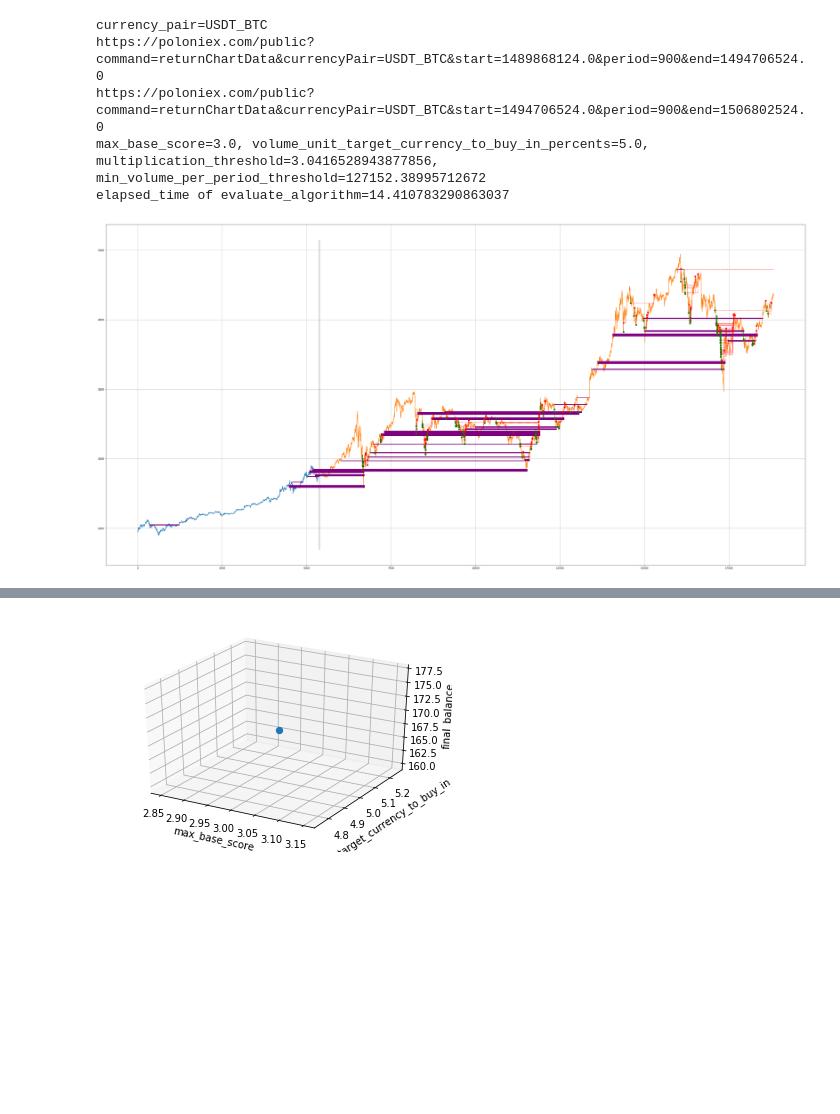
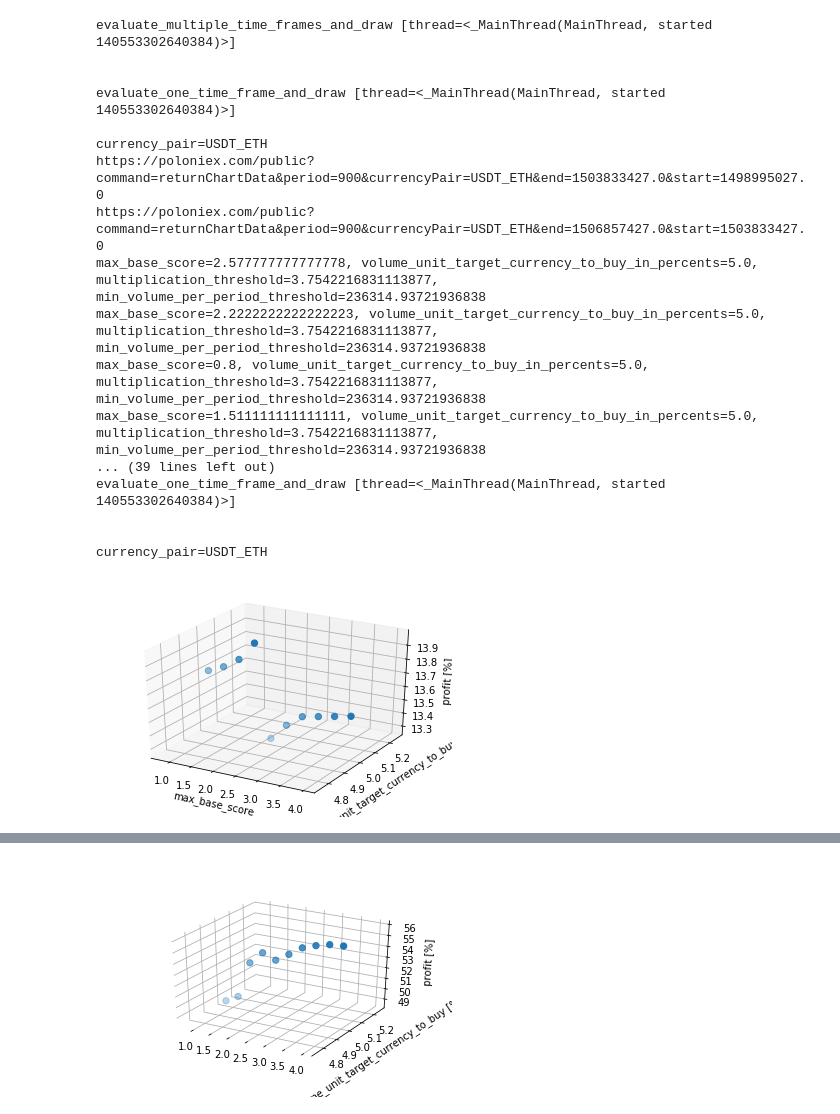
Before and after one commit to tomas-skalicky/coin_trading_algorithms__python, a Jupyter notebook: support_and_resistance__tomas.ipynb, the cells around one changed output, grey strips where cells are left out. Cells and saved outputs as stored; diff of their text form; code cells hidden in the pictures; blank space fills up the shorter version.

Commit message:
multi-new_period_count calculation added

```diff
--- a/support_and_resistance__tomas.ipynb
+++ b/support_and_resistance__tomas.ipynb
@@ -448,6 +449,7 @@ class AlgorithmConfig:
         self.previous_and_current_base_keep_coefficient = 2
         self.min_buy_order_profit_in_percents = 2
         self.max_buy_order_volume_in_wallet_percents = 15
+        self.initial_base_currency_amount = 100
 
     def __str__(self):
         return '{}={}, {}={}, {}={}, {}={}'.format(
@@ -926,7 +928,7 @@ def evaluate_algorithm(old_periods, price_bin_offset, new_periods_json, old_peri
     new_periods = init_periods(new_periods_json, old_period_count)
 
     exchange_platform = ExchangePlatform(currency_pair)
-    exchange_platform.deposit(100)
+    exchange_platform.deposit(algorithm_config.initial_base_currency_amount)
     price_bins, moving_overall_bin_max_volume = calculate_new_bins_base_score_and_invest(new_periods,
                                                                                          exchange_platform,
                                                                                          price_bin_offset,
@@ -1110,35 +1174,59 @@ class CurrencyPairEvaluator:
 # %%
 trading_fee_decimal = 0.0025
 
 old_week_count = 8
-new_week_count = 20
 
+# DO NOT DELETE
 # (old_week_count, new_week_count, max_base_score, volume_unit_target_currency_to_buy_in_percents)
-# (8, 20, 3, 5) => WALLET: USDT 162.164, BTC 0.0018 => in total USDT 170 (.8 multiplication of final_balance)
+# (8, 20, 3, 5)    => WALLET: USDT 162.164, BTC 0.0018 => in total USDT 170    (.8 multiplication of final_balance)
+# (8, 10, 3, 2.3)  => WALLET: USDT 125.2,   BTC 0.0003 => in total USDT 126.4  (.8 multiplication of final_balance)
+# (8, 5, 2.3, 3.7) => WALLET: USDT 117.77,  BTC 0.0002 => in total USDT 118.62 (.8 multiplication of final_balance)
 # currency_pair = CurrencyPair('USDT', 'BTC', 0.0005)
 
+# DO NOT DELETE
 # (old_week_count, new_week_count, max_base_score, volume_unit_target_currency_to_buy_in_percents)
-# (8, 20, 1.1, 4) => WALLET: USDT 127.4, ETH 0.27 => in total USDT 209.6 (.8 multiplication of final_balance)
-# currency_pair = CurrencyPair('USDT', 'ETH', 0.0005)
+# (8, 20, 1.1, 4) => WALLET: USDT 127.4,  ETH 0.27   => in total USDT 209.6    (.8 multiplication of final_balance)
+# (8, 10, 3, 5)   => WALLET: USDT 98,     ETH 0.1253 => in total USDT 136.1642 (.8 multiplication of final_balance)
+# (8, 5, 1.1, 5)  => WALLET: USDT 113.03, ETH 0.0043 => in total USDT 114.3438 (.8 multiplication of final_balance)
+currency_pair = CurrencyPair('USDT', 'ETH', 0.0005)
 
+# DO NOT DELETE
 # (old_week_count, new_week_count, max_base_score, volume_unit_target_currency_to_buy_in_percents)
-# (8, 20, 2.6, 3.3) => WALLET: USDT 175.57, LTC 1.6 => in total USDT 265.3
+# (8, 20, 2.6, 5) => WALLET: USDT 220.526, LTC 0.2208 => in total USDT 232.8 (.8 multiplication of final_balance)
+# (8, 10, 2, 1)   => WALLET: USDT 27.3570, LTC 1.4877 => in total USDT 110   (.8 multiplication of final_balance)
+# (8, 5, .8, 1)   => WALLET: USDT 25.6203, LTC 1.3536 => in total USDT 101   (.8 multiplication of final_balance)
 # currency_pair = CurrencyPair('USDT', 'LTC', 0.0005)
 
+# DO NOT DELETE
 # (old_week_count, new_week_count, max_base_score, volume_unit_target_currency_to_buy_in_percents)
 # (8, 20, 3, 1.5) => WALLET: USDT 0, XMR 1.465 => in total USDT 139.9
 # currency_pair = CurrencyPair('USDT', 'XMR', 0.0005)
 
+# DO NOT DELETE
 # currency_pair = CurrencyPair('BTC', 'ETH', 0.0005)
 # currency_pair = CurrencyPair('BTC', 'LTC', 0.0005)
 # currency_pair = CurrencyPair('BTC', 'XMR', 0.0005)
 
 currency_pair_evaluator = CurrencyPairEvaluator(currency_pair)
-currency_pair_evaluator.evaluate()
+# DO NOT DELETE
+#currency_pair_evaluator.evaluate_one_time_frame_and_draw_and_close(1)
+currency_pair_evaluator.evaluate_multiple_time_frames_and_draw([5, 10])
 # %% [output]
-currency_pair=USDT_BTC
-https://poloniex.com/public?command=returnChartData&currencyPair=USDT_BTC&start=1489868124.0&period=900&end=1494706524.0
-https://poloniex.com/public?command=returnChartData&currencyPair=USDT_BTC&start=1494706524.0&period=900&end=1506802524.0
-max_base_score=3.0, volume_unit_target_currency_to_buy_in_percents=5.0, multiplication_threshold=3.0416528943877856, min_volume_per_period_threshold=127152.38995712672
-elapsed_time of evaluate_algorithm=14.410783290863037
+evaluate_multiple_time_frames_and_draw [thread=<_MainThread(MainThread, started 140553302640384)>]
+
+
+evaluate_one_time_frame_and_draw [thread=<_MainThread(MainThread, started 140553302640384)>]
+
+currency_pair=USDT_ETH
+https://poloniex.com/public?command=returnChartData&period=900&currencyPair=USDT_ETH&end=1503833427.0&start=1498995027.0
+https://poloniex.com/public?command=returnChartData&period=900&currencyPair=USDT_ETH&end=1506857427.0&start=1503833427.0
+max_base_score=2.577777777777778, volume_unit_target_currency_to_buy_in_percents=5.0, multiplication_threshold=3.7542216831113877, min_volume_per_period_threshold=236314.93721936838
+max_base_score=2.2222222222222223, volume_unit_target_currency_to_buy_in_percents=5.0, multiplication_threshold=3.7542216831113877, min_volume_per_period_threshold=236314.93721936838
+max_base_score=0.8, volume_unit_target_currency_to_buy_in_percents=5.0, multiplication_threshold=3.7542216831113877, min_volume_per_period_threshold=236314.93721936838
+max_base_score=1.511111111111111, volume_unit_target_currency_to_buy_in_percents=5.0, multiplication_threshold=3.7542216831113877, min_volume_per_period_threshold=236314.93721936838
+... (39 lines left out)
+evaluate_one_time_frame_and_draw [thread=<_MainThread(MainThread, started 140553302640384)>]
+
+
+currency_pair=USDT_ETH
-[figure, old version]
+[figure, new version]
@@ -1162 +1250 @@ WALLET: USDT  162.1638, BTC    0.0018 => in total USDT  169.9969, spent on fees
-[figure, old version]
+[figure, new version]
```
Also changed, not shown: parts of 3 cells of this notebook.
